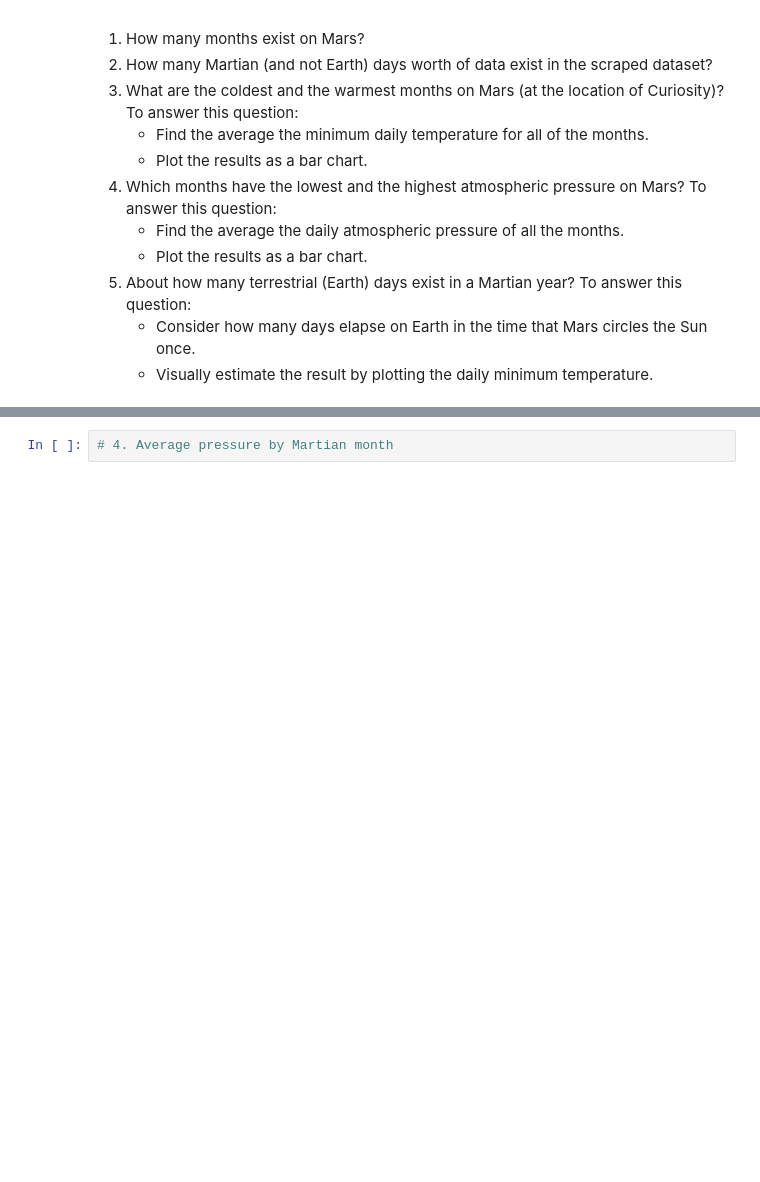
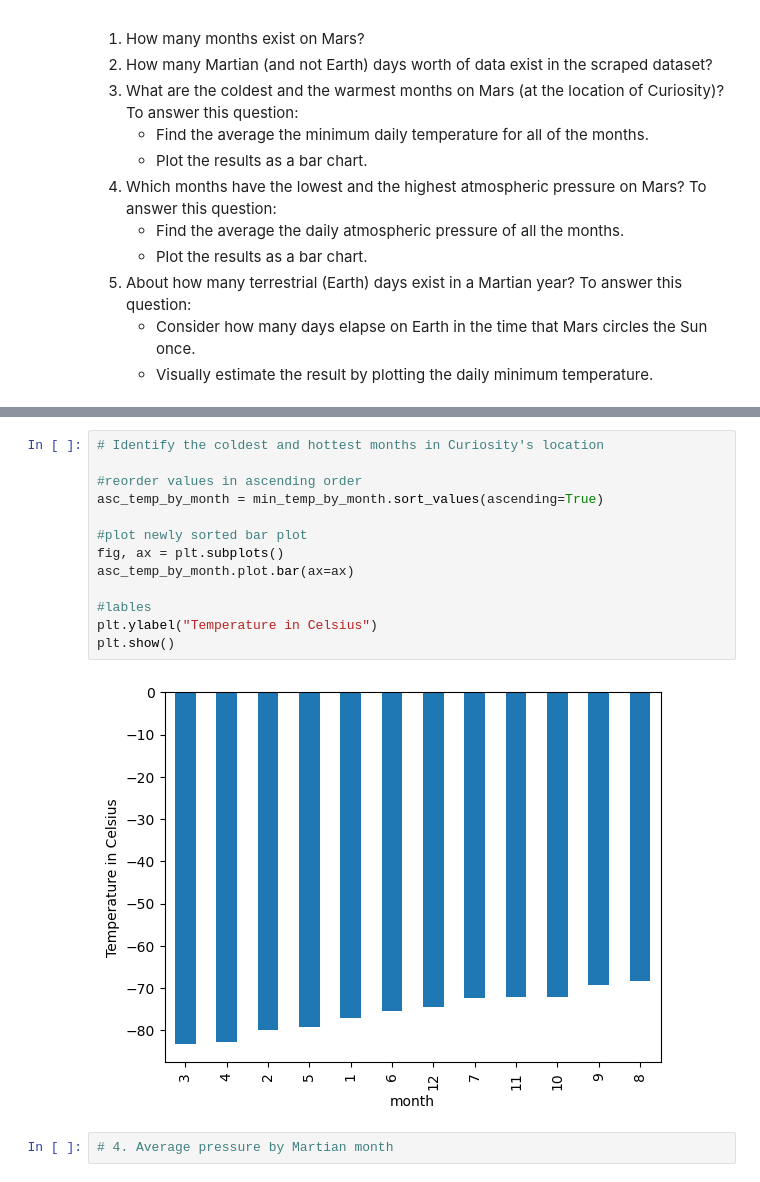
Before and after one commit to JP-Butler/Module-11-web-scraping, a Jupyter notebook: part_2_mars_weather.ipynb, the cells around one changed output, grey strips where cells are left out. Cells and saved outputs as stored; diff of their text form; blank space fills up the shorter version.

```diff
--- a/part_2_mars_weather.ipynb
+++ b/part_2_mars_weather.ipynb
@@ -226,3 +271,18 @@ Analyze your dataset by using Pandas functions to answer the following questions
+# %%
+# Identify the coldest and hottest months in Curiosity's location
+
+#reorder values in ascending order
+asc_temp_by_month = min_temp_by_month.sort_values(ascending=True)
+
+#plot newly sorted bar plot
+fig, ax = plt.subplots()
+asc_temp_by_month.plot.bar(ax=ax)
+
+#lables
+plt.ylabel("Temperature in Celsius")
+plt.show()
+# %% [output]
+[figure, added]
 # %%
 # 4. Average pressure by Martian month
 # %%
```
Also changed, not shown: parts of 6 cells of this notebook, 1 other file.
